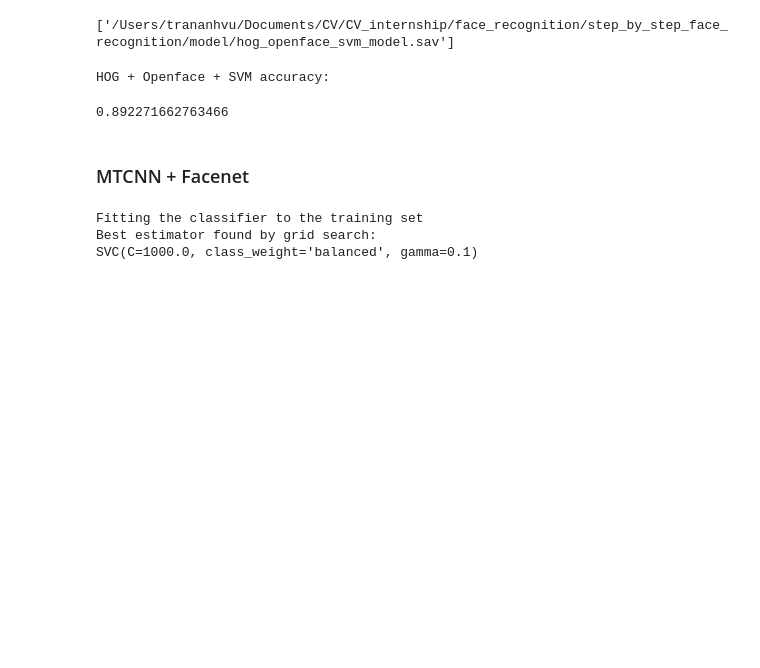
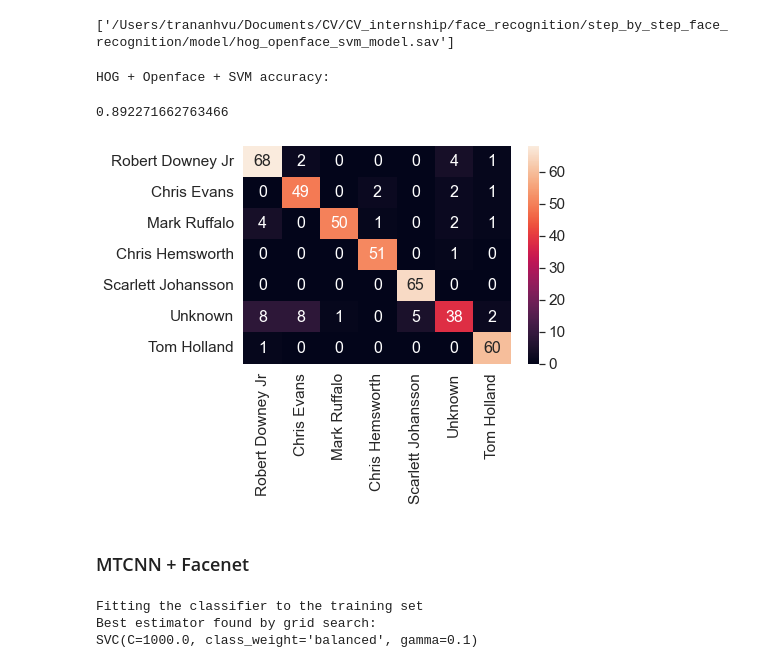
Before and after one commit to TranAnhVu0411/CV_internship, a Jupyter notebook: face_recognition/step_by_step_face_recognition/train_face_recognition.ipynb, the cells around one changed output. Drawn from its saved outputs; the diff is of its cells as text; code cells hidden in the pictures; blank space fills up the shorter version.

```diff
--- a/face_recognition/step_by_step_face_recognition/train_face_recognition.ipynb
+++ b/face_recognition/step_by_step_face_recognition/train_face_recognition.ipynb
@@ -42,13 +45,13 @@ list_label_mtcnn, list_mtcnn_facenet_feature = get_feature(mtcnn_facenet_feature
 # %%
 # Face label to index
 count=0
-face_2_idx = {}
-face_hog_idx_list = []
-face_mtcnn_idx_list = []
+label_2_idx = {}
+hog_idx_list = []
+mtcnn_idx_list = []
 for i in list_label_hog:
-    if i not in face_2_idx:
-        face_2_idx[i]=count
+    if i not in label_2_idx:
+        label_2_idx[i]=count
         count+=1
-    face_hog_idx_list.append(face_2_idx[i])
+    hog_idx_list.append(label_2_idx[i])
 for i in list_label_mtcnn:
-    face_mtcnn_idx_list.append(face_2_idx[i])
+    mtcnn_idx_list.append(label_2_idx[i])
@@ -79,8 +82,8 @@ with open(os.path.join(model_path, "face2idx.json"), "w") as outfile:
 ### HOG + Openface
 # %%
 # Train test split
-x_train, x_test, y_train, y_test = train_test_split(list_hog_openface_feature, face_hog_idx_list, test_size=0.33,
-                                                    random_state=4, stratify=face_hog_idx_list)
+x_train, x_test, y_train, y_test = train_test_split(list_hog_openface_feature, hog_idx_list, test_size=0.33,
+                                                    random_state=4, stratify=hog_idx_list)
 # Training SVM model
 print("Fitting the classifier to the training set")
 param_grid = {
@@ -105,6 +108,18 @@ accuracy_score(y_test, y_pred)
 # %% [output]
 HOG + Openface + SVM accuracy:
 0.892271662763466
+# %%
+idx_2_face = {y: x for x, y in label_2_idx.items()}
+def plot_confusion_matrix(array):
+    df_cm = pd.DataFrame(array, index = [idx_2_face[i] for i in range(7)],
+                        columns = [idx_2_face[i] for i in range(7)])
+    sn.heatmap(df_cm, annot=True, annot_kws={"size": 16}) # font size
+    plt.show()
+# %%
+array = confusion_matrix(y_test, y_pred)
+plot_confusion_matrix(array)
+# %% [output]
+[figure, added]
 # %% [markdown]
 ### MTCNN + Facenet
 # %%
```
Also changed, not shown: parts of 22 cells of this notebook, 14 other files.
